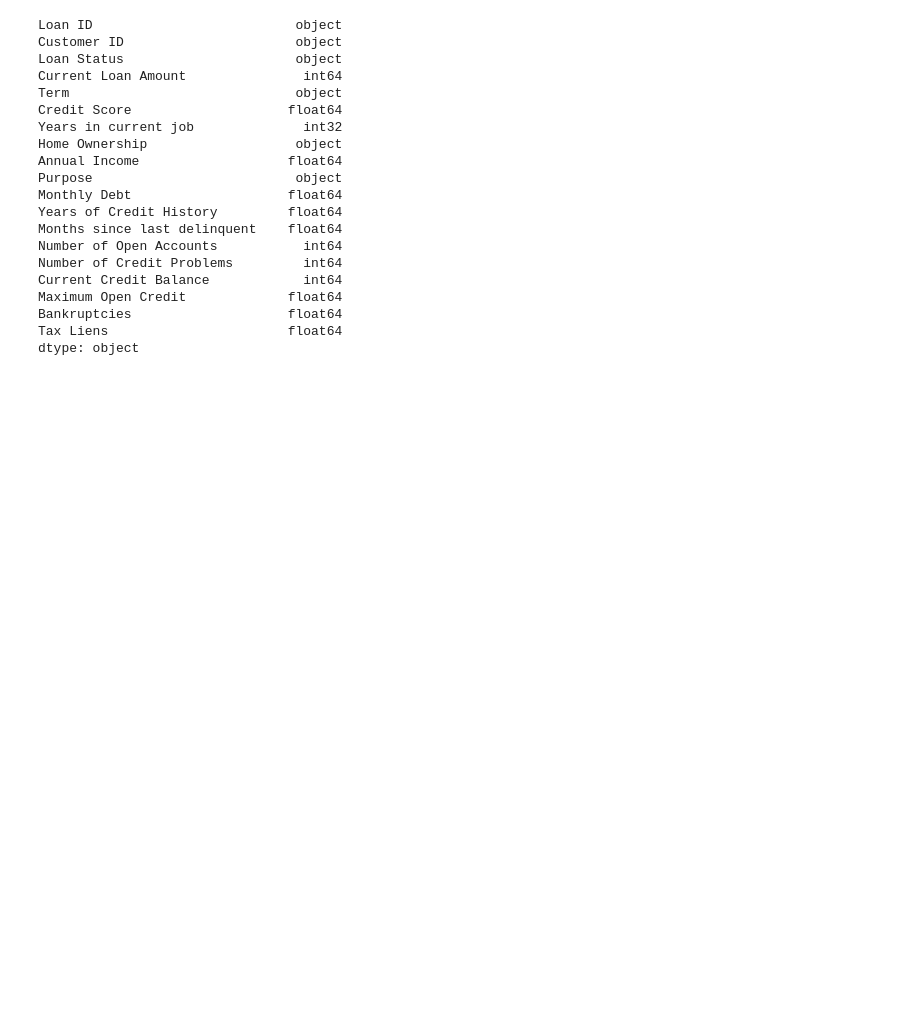
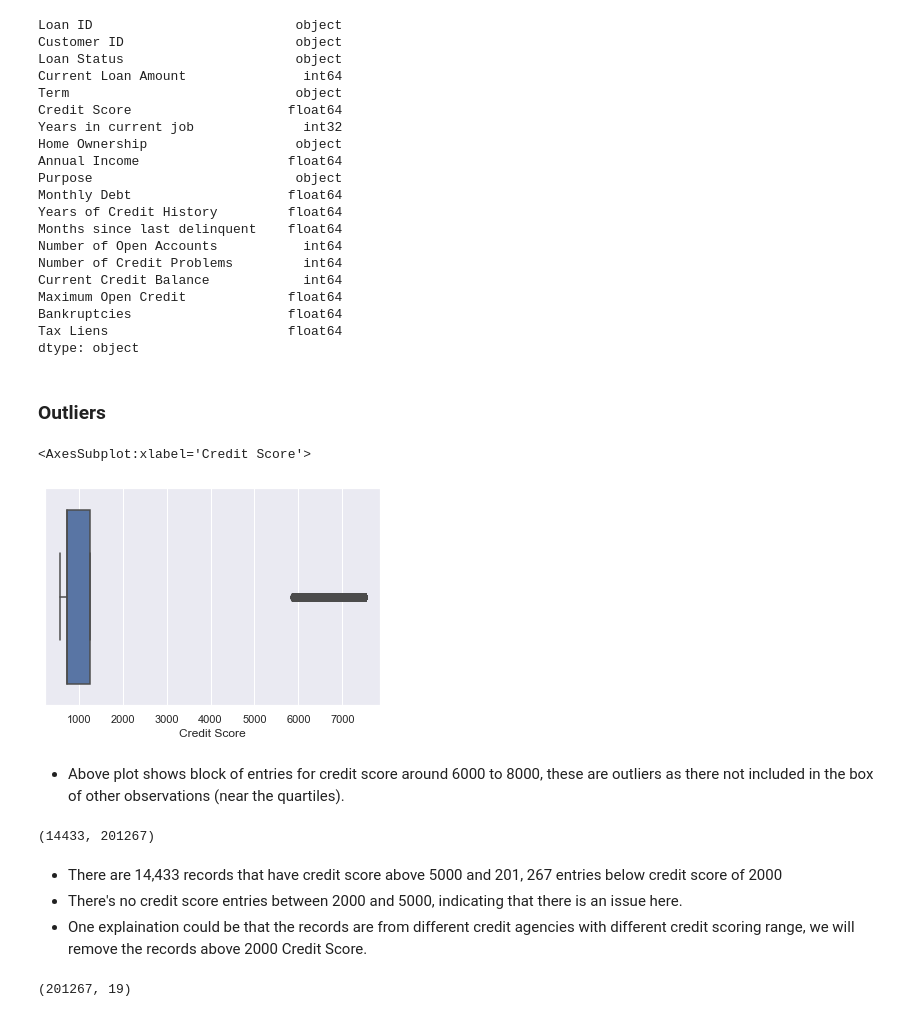
Before and after one commit to supermanimmy/loan-dataset-exploration, a Jupyter notebook: Loan Dataset Exploration.ipynb, the cells around one changed output. Cells and saved outputs as stored; diff of their text form; code cells hidden in the pictures; blank space fills up the shorter version.

Commit message:
removed outliers, started EDA

```diff
--- a/Loan Dataset Exploration.ipynb
+++ b/Loan Dataset Exploration.ipynb
@@ -236,3 +236,22 @@ Maximum Open Credit             float64
 Bankruptcies                    float64
 Tax Liens                       float64
 dtype: object
+# %% [markdown]
+### Outliers
+# %%
+sns.boxplot(x=loan['Credit Score'])
+# %% [output]
+<AxesSubplot:xlabel='Credit Score'>
+[figure, added]
+# %% [markdown]
+* Above plot shows block of entries for credit score around 6000 to 8000, these are outliers as there not included in the box of other observations (near the quartiles).
+# %%
+credit_outlier = loan[loan['Credit Score'] > 5000].count()[0]
+credit_in = loan[loan['Credit Score'] < 2000].count()[0]
+credit_outlier, credit_in
+# %% [output]
+(14433, 201267)
+# %% [markdown]
+* There are 14,433 records that have credit score above 5000 and 201, 267 entries below credit score of 2000
+* There's no credit score entries between 2000 and 5000, indicating that there is an issue here.
+* One explaination could be that the records are from different credit agencies with different credit scoring range, we will remove the records above 2000 Credit Score.
@@ -238,0 +260,4 @@ dtype: object
+# %%
+loan.shape
+# %% [output]
+(201267, 19)
```
Also changed, not shown: parts of 9 cells of this notebook.
